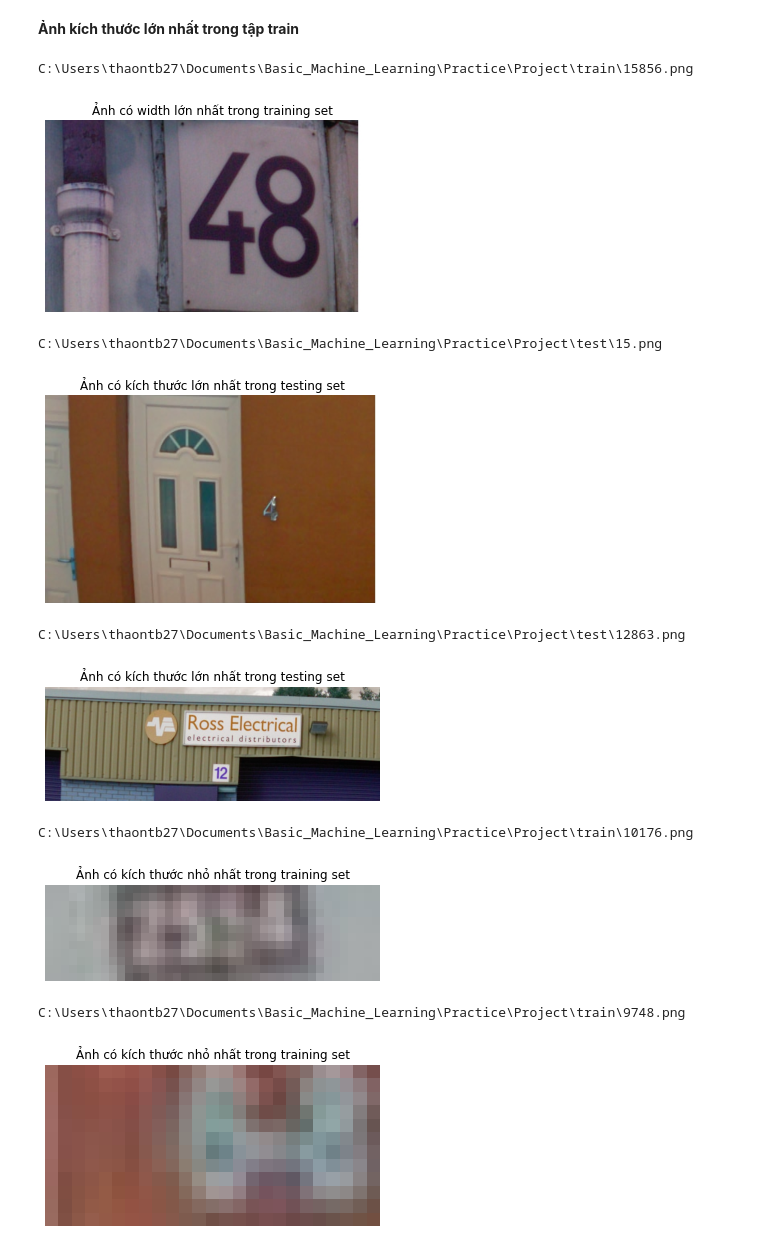
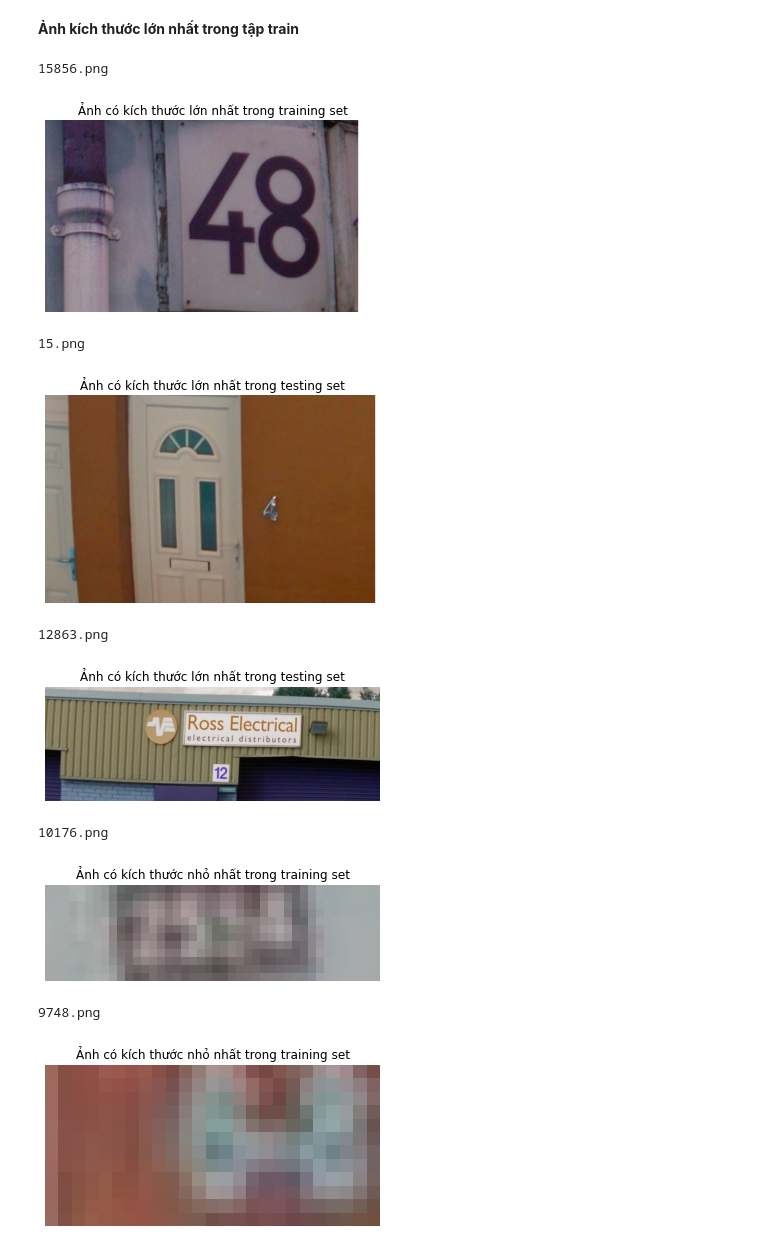
Before and after one commit to ntdas/cv-ndetect, a Jupyter notebook: data_inspection.ipynb, the cells around one changed output. Saved outputs shown, nothing was run; the diff lists cells and outputs as text; code cells hidden in the pictures.

```diff
--- a/data_inspection.ipynb
+++ b/data_inspection.ipynb
@@ -8,13 +10,4 @@ from tqdm import tqdm
+# %%
+dpi = matplotlib.rcParams['figure.dpi']
 # %% [markdown]
 ## Training data
-# %%
-train_path = r'C:\Users\thaontb27\Documents\Basic_Machine_Learning\Practice\Project\train'
-image_names = os.listdir(train_path)
-
-train_w = []
-train_h = []
-
-for image_name in tqdm(glob(r'C:\Users\thaontb27\Documents\Basic_Machine_Learning\Practice\Project\train\*.png')):
-    path = os.path.join(train_path, image_name)
-    train_w.append((cv2.cvtColor(cv2.imread(path), cv2.COLOR_BGR2GRAY).shape[0]))
-    train_h.append((cv2.cvtColor(cv2.imread(path), cv2.COLOR_BGR2GRAY).shape[1]))
@@ -37,0 +14,11 @@ C:\Users\thaontb27\Documents\Basic_Machine_Learning\Practice\Project\train\10001
+# %%
+train_path = '../data/train/'
+train_images = os.listdir(train_path)
+# %%
+train_w = []
+train_h = []
+
+for image_name in tqdm(train_images):
+    image = cv2.imread(os.path.join(train_path, image_name))
+    train_w.append(image.shape[0])
+    train_h.append(image.shape[1])
@@ -155,53 +165,53 @@ Var(ratio):  -15026.281551690703
 # %% [markdown]
 **Ảnh kích thước lớn nhất trong tập train**
 # %%
-print(glob(r'C:\Users\thaontb27\Documents\Basic_Machine_Learning\Practice\Project\train\*.png')[np.argmax(train_w)])
-max_w = cv2.imread(glob(r'C:\Users\thaontb27\Documents\Basic_Machine_Learning\Practice\Project\train\*.png')[np.argmax(train_w)])
+print(train_images[np.argmax(train_w)])
+max_w = cv2.imread(os.path.join(train_path, train_images[np.argmax(train_w)]))
 plt.imshow(max_w)
 plt.title('Ảnh có kích thước lớn nhất trong training set')
 plt.axis('off')
 plt.show()
 # %% [output]
-C:\Users\thaontb27\Documents\Basic_Machine_Learning\Practice\Project\train\15856.png
+15856.png
-[figure, old version]
+[figure, new version]
 # %%
-print(glob(r'C:\Users\thaontb27\Documents\Basic_Machine_Learning\Practice\Project\test\*.png')[np.argmax(test_w)])
-max_w = cv2.imread(glob(r'C:\Users\thaontb27\Documents\Basic_Machine_Learning\Practice\Project\test\*.png')[np.argmax(test_w)])
+print(test_images[np.argmax(test_w)])
+max_w = cv2.imread(os.path.join(test_path, test_images[np.argmax(test_w)]))
 plt.imshow(max_w)
 plt.title('Ảnh có kích thước lớn nhất trong testing set')
 plt.axis('off')
 plt.show()
 # %% [output]
-C:\Users\thaontb27\Documents\Basic_Machine_Learning\Practice\Project\test\15.png
+15.png
 [figure]
 # %%
-print(glob(r'C:\Users\thaontb27\Documents\Basic_Machine_Learning\Practice\Project\test\*.png')[np.argmax(test_h)])
-max_w = cv2.imread(glob(r'C:\Users\thaontb27\Documents\Basic_Machine_Learning\Practice\Project\test\*.png')[np.argmax(test_h)])
+print(test_images[np.argmax(test_h)])
+max_w = cv2.imread(os.path.join(test_path, test_images[np.argmax(test_h)]))
 plt.imshow(max_w)
 plt.title('Ảnh có kích thước lớn nhất trong testing set')
 plt.axis('off')
 plt.show()
 # %% [output]
-C:\Users\thaontb27\Documents\Basic_Machine_Learning\Practice\Project\test\12863.png
+12863.png
 [figure]
 # %%
-print(glob(r'C:\Users\thaontb27\Documents\Basic_Machine_Learning\Practice\Project\train\*.png')[np.argmin(train_w)])
-max_w = cv2.imread(glob(r'C:\Users\thaontb27\Documents\Basic_Machine_Learning\Practice\Project\train\*.png')[np.argmin(train_w)])
+print(train_images[np.argmin(train_w)])
+max_w = cv2.imread(os.path.join(train_path, train_images[np.argmin(train_w)]))
 plt.imshow(max_w)
 plt.title('Ảnh có kích thước nhỏ nhất trong training set')
 plt.axis('off')
 plt.show()
 # %% [output]
-C:\Users\thaontb27\Documents\Basic_Machine_Learning\Practice\Project\train\10176.png
+10176.png
 [figure]
 # %%
-print(glob(r'C:\Users\thaontb27\Documents\Basic_Machine_Learning\Practice\Project\train\*.png')[np.argmin(train_h)])
-max_w = cv2.imread(glob(r'C:\Users\thaontb27\Documents\Basic_Machine_Learning\Practice\Project\train\*.png')[np.argmin(train_h)])
+print(train_images[np.argmin(train_h)])
+max_w = cv2.imread(os.path.join(train_path, train_images[np.argmin(train_h)]))
 plt.imshow(max_w)
 plt.title('Ảnh có kích thước nhỏ nhất trong training set')
 plt.axis('off')
 plt.show()
 # %% [output]
-C:\Users\thaontb27\Documents\Basic_Machine_Learning\Practice\Project\train\9748.png
+9748.png
 [figure]
 # %%
```
Also changed, not shown: parts of 39 cells of this notebook, 1 other file.
